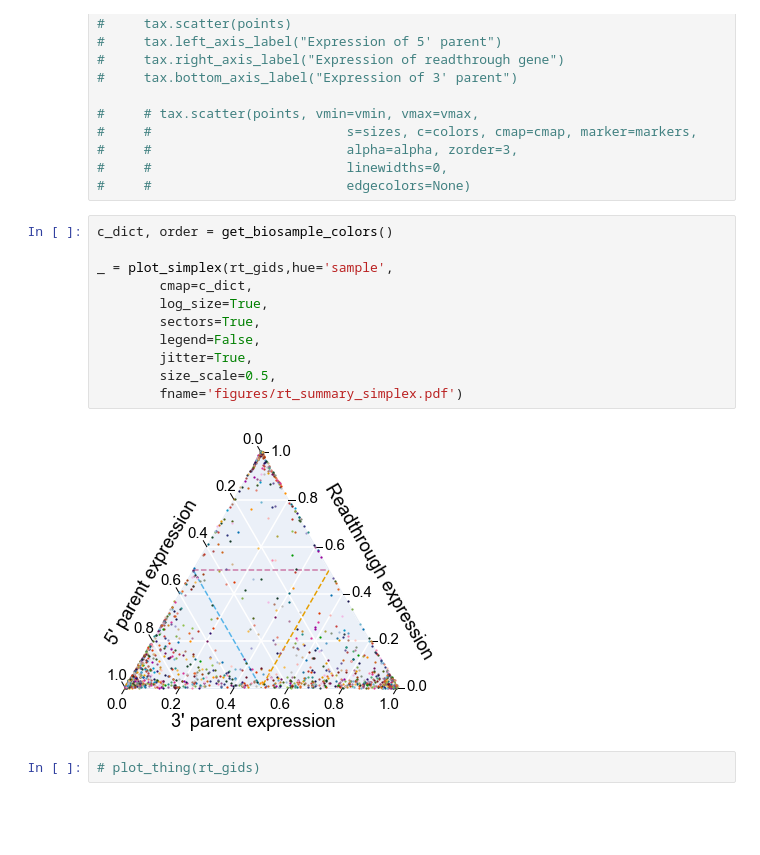
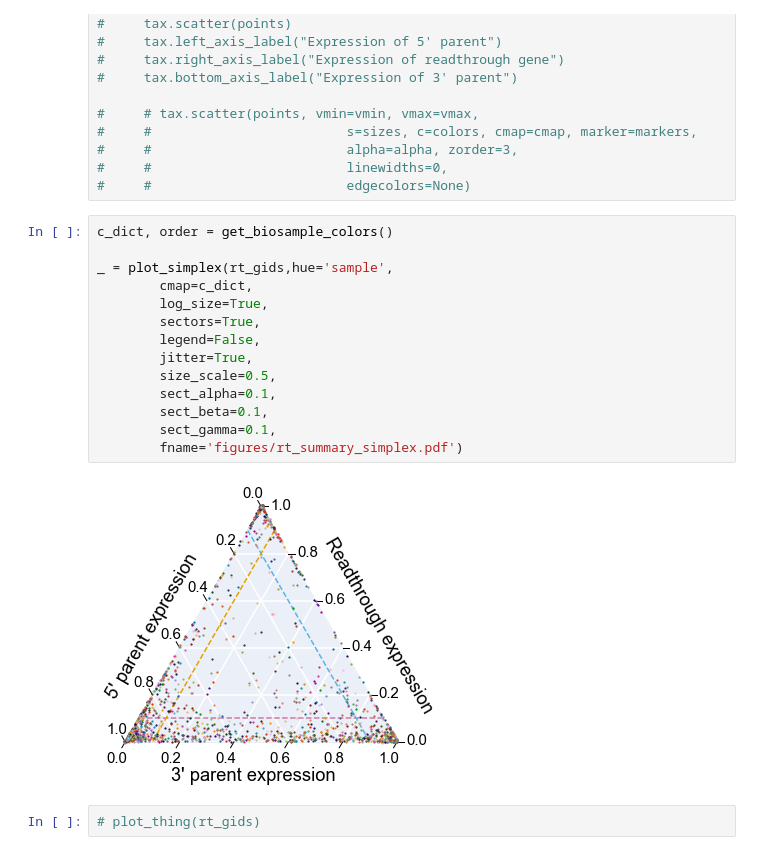
Before and after one commit to fairliereese/paper_rnawg, a Jupyter notebook: figures_revisions/revisions/readthrough_v_parent_expression_ss.ipynb, the cells around one changed output. Cells and saved outputs as stored; diff of their text form; blank space fills up the shorter version.

```diff
--- a/figures_revisions/revisions/readthrough_v_parent_expression_ss.ipynb
+++ b/figures_revisions/revisions/readthrough_v_parent_expression_ss.ipynb
@@ -804,16 +804,19 @@ import ternary
 # %%
 c_dict, order = get_biosample_colors()
 
 _ = plot_simplex(rt_gids,hue='sample',
         cmap=c_dict,
         log_size=True,
         sectors=True,
         legend=False,
         jitter=True,
         size_scale=0.5,
+        sect_alpha=0.1,
+        sect_beta=0.1,
+        sect_gamma=0.1,
         fname='figures/rt_summary_simplex.pdf')
 # %% [output]
-[figure, old version]
+[figure, new version]
 # %%
 # plot_thing(rt_gids)
 # %%
```
Also changed, not shown: parts of 17 cells of this notebook, 13 other files.
